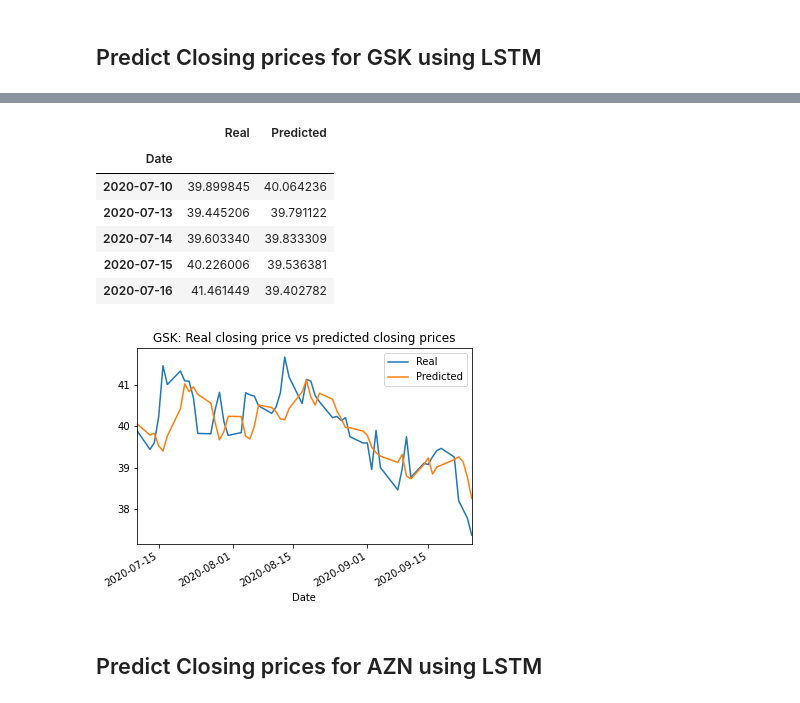
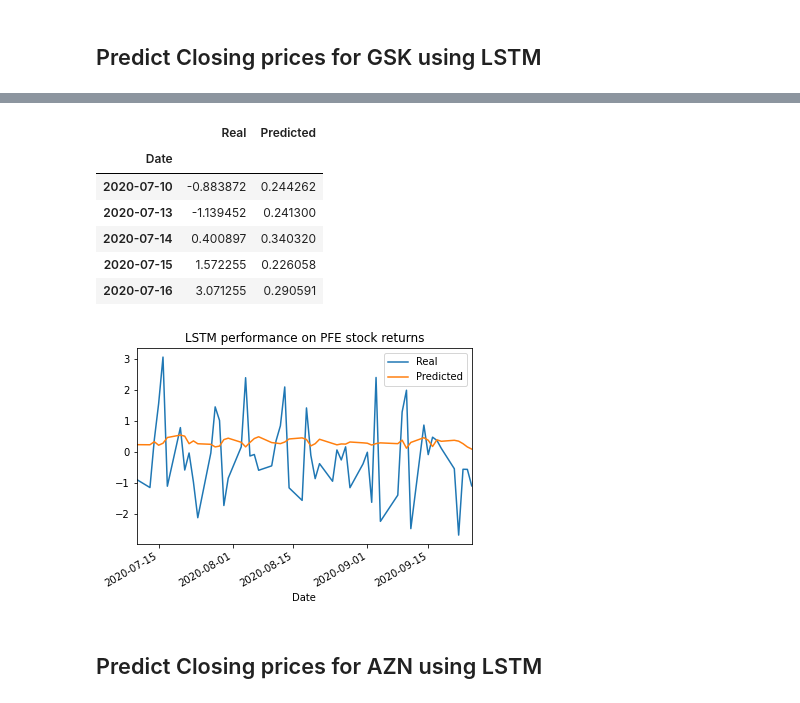
Before and after one commit to ShuranXu/Analysis-of-Trump-Tweets-Impact-To-Pharmaceutical-Stocks, a Jupyter notebook: LSTM_Zeldi.ipynb, the cells around one changed output, grey strips where cells are left out. Drawn from its saved outputs; the diff is of its cells as text; code cells hidden in the pictures.

Commit message:
Updated LSTM 1 feature from price to percentage change as feature

```diff
--- a/LSTM_Zeldi.ipynb
+++ b/LSTM_Zeldi.ipynb
@@ -58,8 +55,8 @@ def construct_df(df, volume, adj_close):
     return r_df
 # %%
 # extract data for GSk and create a dataframe for GSk
-gsk_df = construct_df(df, "Volume","Adj Close")
-gsk_df.head()
+gsk_df_dr = construct_df(df, "Volume","Adj Close")
+gsk_df_dr.head()
 # %% [output]
 |  | Volume | Adj Close | Percent Change |
 | Date |  |  |  |
@@ -76,0 +68,3 @@ dtype: int64
+# %%
+gsk_df = gsk_df_dr.drop(columns=["Volume", "Adj Close"])
+gsk_df.head()
@@ -328,8 +331,8 @@ window_size = 3
 
 # Column index 1 is the 'Close' column
 # Column index 1 is the `Close` column
-feature_column = 1
-target_column = 1
+feature_column = 0
+target_column = 0
 X, y = window_data(gsk_df, window_size, feature_column, target_column)
 # %%
 # Use 70% of the data for training and the remaineder for testing
@@ -487,18 +490,18 @@ stocks.head()
 # %% [output]
 |  | Real | Predicted |
 | Date |  |  |
-| 2020-07-10 | 39.899845 | 40.064236 |
-| 2020-07-13 | 39.445206 | 39.791122 |
-| 2020-07-14 | 39.603340 | 39.833309 |
-| 2020-07-15 | 40.226006 | 39.536381 |
-| 2020-07-16 | 41.461449 | 39.402782 |
+| 2020-07-10 | -0.883872 | 0.244262 |
+| 2020-07-13 | -1.139452 | 0.241300 |
+| 2020-07-14 | 0.400897 | 0.340320 |
+| 2020-07-15 | 1.572255 | 0.226058 |
+| 2020-07-16 | 3.071255 | 0.290591 |
 # %%
 # Plot the real vs predicted values as a line chart
 # WINDOW 3, epochs 20, batch 3
-stocks.plot(title="GSK: Real closing price vs predicted closing prices")
-plt.savefig('./Images/GSK_Closing_predicted_price_.png')
+stocks.plot(title="LSTM performance on PFE stock returns")
+plt.savefig('./Images/LSTMmodel_GSK_stock_returns.png')
 # %% [output]
-[figure, old version]
+[figure, new version]
 # %% [markdown]
 ## Predict Closing prices for AZN using LSTM
 # %%
```
Also changed, not shown: parts of 25 cells of this notebook, 2 other files.
